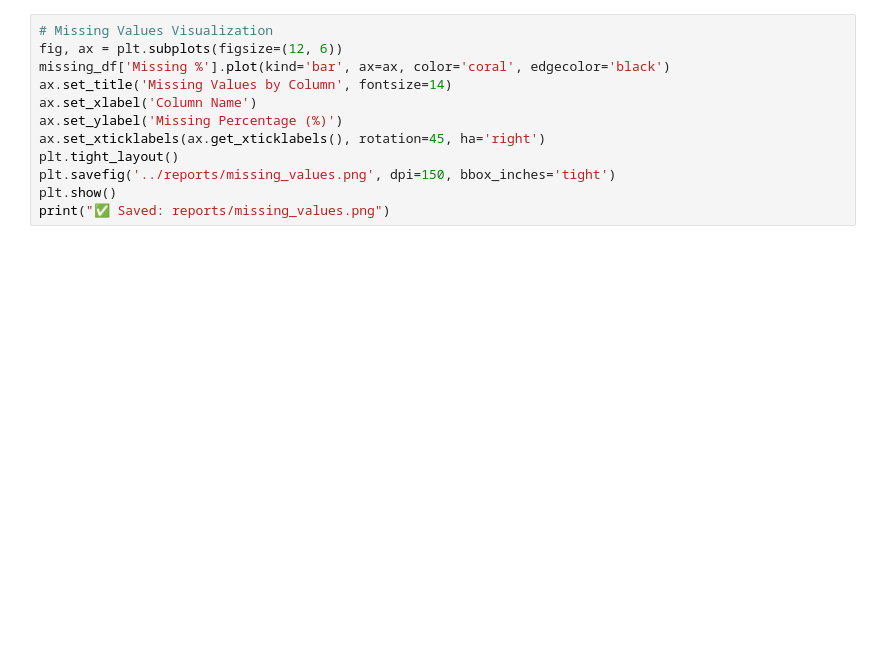
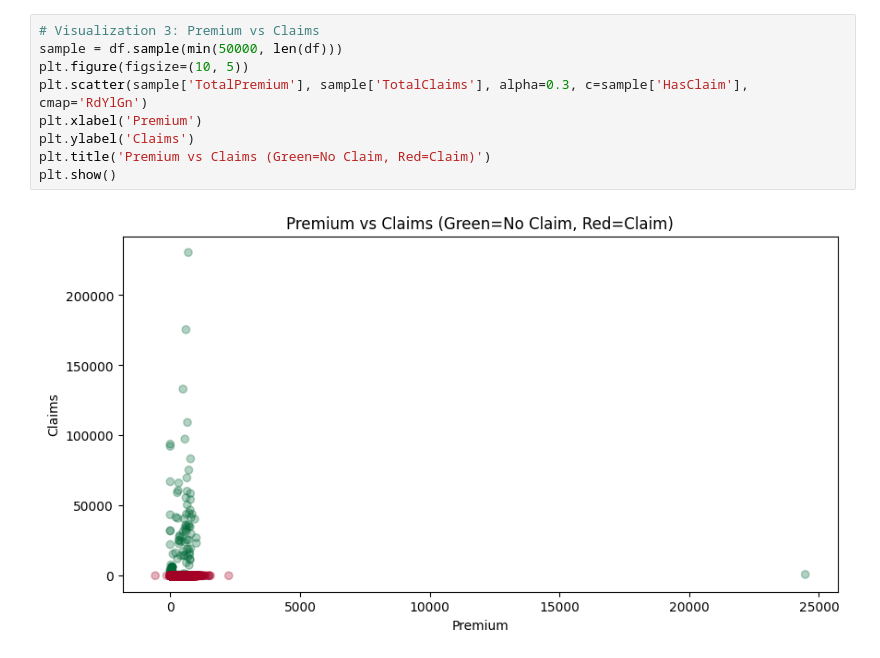
Before and after one commit to betiytesfay/insurance-risk-analytics, a Jupyter notebook: notebooks/01_eda.ipynb, the cells around one changed output. Drawn from its saved outputs; the diff is of its cells as text; blank space fills up the shorter version.

```diff
--- a/notebooks/01_eda.ipynb
+++ b/notebooks/01_eda.ipynb
@@ -80,12 +121,11 @@ print(stats)
 # %%
-# Missing Values Visualization
-fig, ax = plt.subplots(figsize=(12, 6))
-missing_df['Missing %'].plot(kind='bar', ax=ax, color='coral', edgecolor='black')
-ax.set_title('Missing Values by Column', fontsize=14)
-ax.set_xlabel('Column Name')
-ax.set_ylabel('Missing Percentage (%)')
-ax.set_xticklabels(ax.get_xticklabels(), rotation=45, ha='right')
-plt.tight_layout()
-plt.savefig('../reports/missing_values.png', dpi=150, bbox_inches='tight')
+# Visualization 3: Premium vs Claims
+sample = df.sample(min(50000, len(df)))
+plt.figure(figsize=(10, 5))
+plt.scatter(sample['TotalPremium'], sample['TotalClaims'], alpha=0.3, c=sample['HasClaim'], cmap='RdYlGn')
+plt.xlabel('Premium')
+plt.ylabel('Claims')
+plt.title('Premium vs Claims (Green=No Claim, Red=Claim)')
 plt.show()
-print("✅ Saved: reports/missing_values.png")
+# %% [output]
+[figure, added]
```
Also changed, not shown: parts of 7 cells of this notebook.
